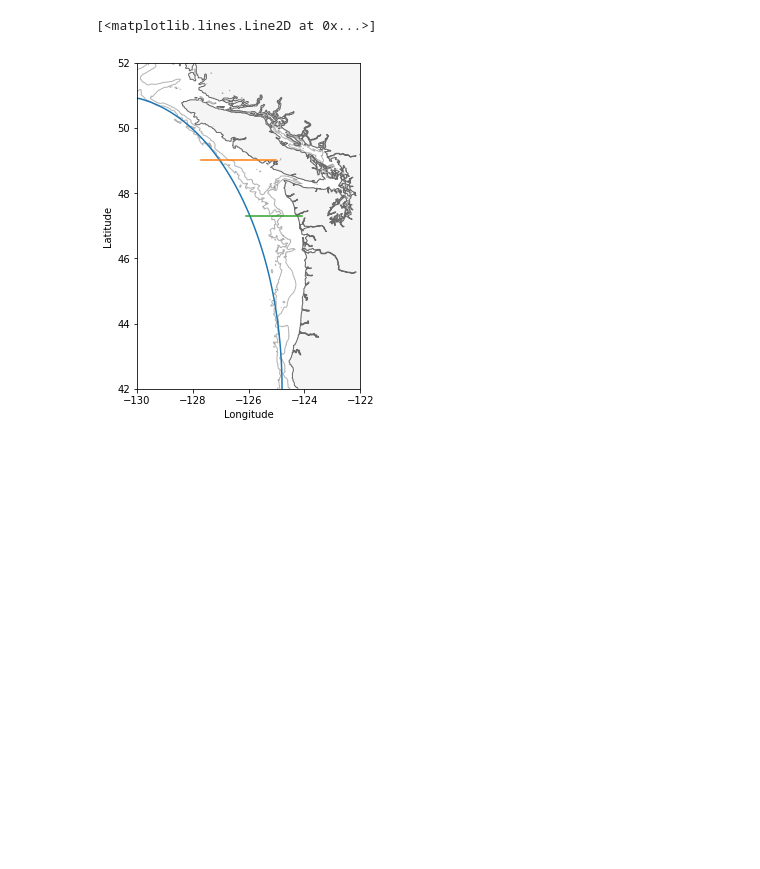
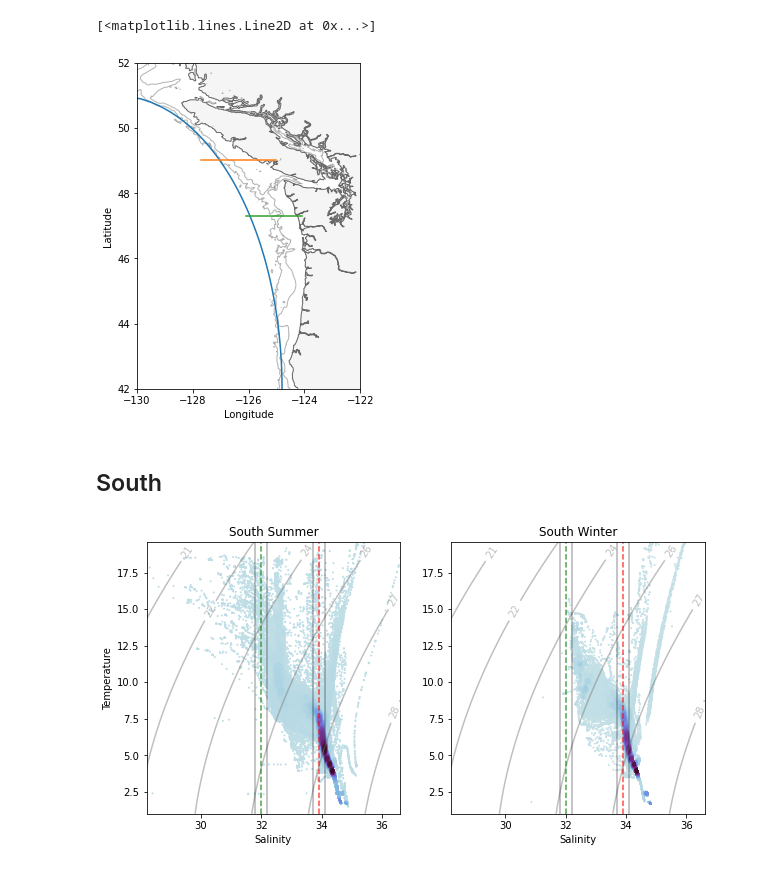
Before and after one commit to UBC-MOAD/analysis-becca, a Jupyter notebook: LiveOcean/tracers/wm_obs.ipynb, the cells around one changed output. Saved outputs shown, nothing was run; the diff lists cells and outputs as text; code cells hidden in the pictures; blank space fills up the shorter version.

Commit message:
south boundary TS

```diff
--- a/LiveOcean/tracers/wm_obs.ipynb
+++ b/LiveOcean/tracers/wm_obs.ipynb
@@ -171,0 +78,7 @@ ax[0,1].set_title('Winters', fontsize=12)
+# %%
+# separate summer and winter
+obs['time']=pd.to_datetime(obs.time)
+obs['month'] = [obs.time[i].month for i in obs.index]
+
+wob = obs[(obs.month >=11) | (obs.month <=2)]
+sob = obs[(obs.month >= 5) & (obs.month <=8)]
@@ -171,0 +107,63 @@ ax[0,1].set_title('Winters', fontsize=12)
+# %% [markdown]
+## South
+# %%
+fig,ax = plt.subplots(1,2,figsize=(10,5))
+
+# SUMMER
+salt = sob['salinity (g kg-1)'][(sob.region == 3) | (sob.region == 4) | (sob.region ==5)].reset_index(drop=True)
+temp = sob['temperature (degC)'][(sob.region == 3) | (sob.region == 4) | (sob.region ==5)].reset_index(drop=True)
+
+bin = [np.linspace(smin,smax,100),np.linspace(tmin,tmax,100)]
+data, x_e, y_e = np.histogram2d(salt,temp, bins = bin, density = True )
+z = interpn( ( 0.5*(x_e[1:] + x_e[:-1]) , 0.5*(y_e[1:]+y_e[:-1]) ), data ,np.vstack([salt,temp]).T ,method = "splinef2d", bounds_error = False)
+z[np.where(np.isnan(z))] = 0.0
+
+# Sort the points by density, so that the densest points are plotted last
+idx = z.argsort()
+salt, temp, z = salt[idx], temp[idx], z[idx]
+
+ax[0].scatter(salt,temp, c=z, cmap=cm.cm.dense,s=1)
+title = "South Summer"
+ax[0].set_title(title)
+ax[0].set_ylabel('Temperature')
+
+# Winter
+salt = wob['salinity (g kg-1)'][(wob.region == 3) | (wob.region == 4) | (wob.region ==5)].reset_index(drop=True)
+temp = wob['temperature (degC)'][(wob.region == 3) | (wob.region == 4) | (wob.region ==5)].reset_index(drop=True)
+
+smin, smax = 28.2,36.6
+tmin, tmax = 1,19.6
+bin = [np.linspace(smin,smax,100),np.linspace(tmin,tmax,100)]
+data, x_e, y_e = np.histogram2d(salt,temp, bins = bin, density = True )
+z = interpn( ( 0.5*(x_e[1:] + x_e[:-1]) , 0.5*(y_e[1:]+y_e[:-1]) ), data ,np.vstack([salt,temp]).T ,method = "splinef2d", bounds_error = False)
+z[np.where(np.isnan(z))] = 0.0
+
+# Sort the points by density, so that the densest points are plotted last
+idx = z.argsort()
+salt, temp, z = salt[idx], temp[idx], z[idx]
+
+ax[1].scatter(salt,temp, c=z, cmap=cm.cm.dense,s=1)
+title = "South Winter"
+ax[1].set_title(title)
+
+for i in range(len(ax)):
+    ax[i].set_xlabel('Salinity')
+    ax[i].set_ylim([tmin,tmax])
+    ax[i].set_xlim([smin,smax])
+
+    # density
+    CS=ax[i].contour(SA,t,rho,colors = 'gray', alpha=0.5)
+    ax[i].clabel(CS, CS.levels, inline=True, fmt=fmt, fontsize=10)
+
+    # apply boundaries from CIOPS analysis
+    # division between water masses
+    ax[i].plot([33.9,33.9],[tmin,tmax],'r--', alpha=0.7, label='Deep division')
+    ax[i].plot([34.1,34.1],[tmin,tmax],'k', alpha=0.3)
+    ax[i].plot([33.7,33.7],[tmin,tmax],'k', alpha=0.3)
+
+    # columbia delineation
+    ax[i].plot([32,32],[tmin,tmax],'g--',alpha=0.7,label='Columbia division')
+    ax[i].plot([32.2,32.2],[tmin,tmax],'k', alpha=0.3)
+    ax[i].plot([31.8,31.8],[tmin,tmax],'k', alpha=0.3)
+# %% [output]
+[figure, added]
```
Also changed, not shown: parts of 4 cells of this notebook.
